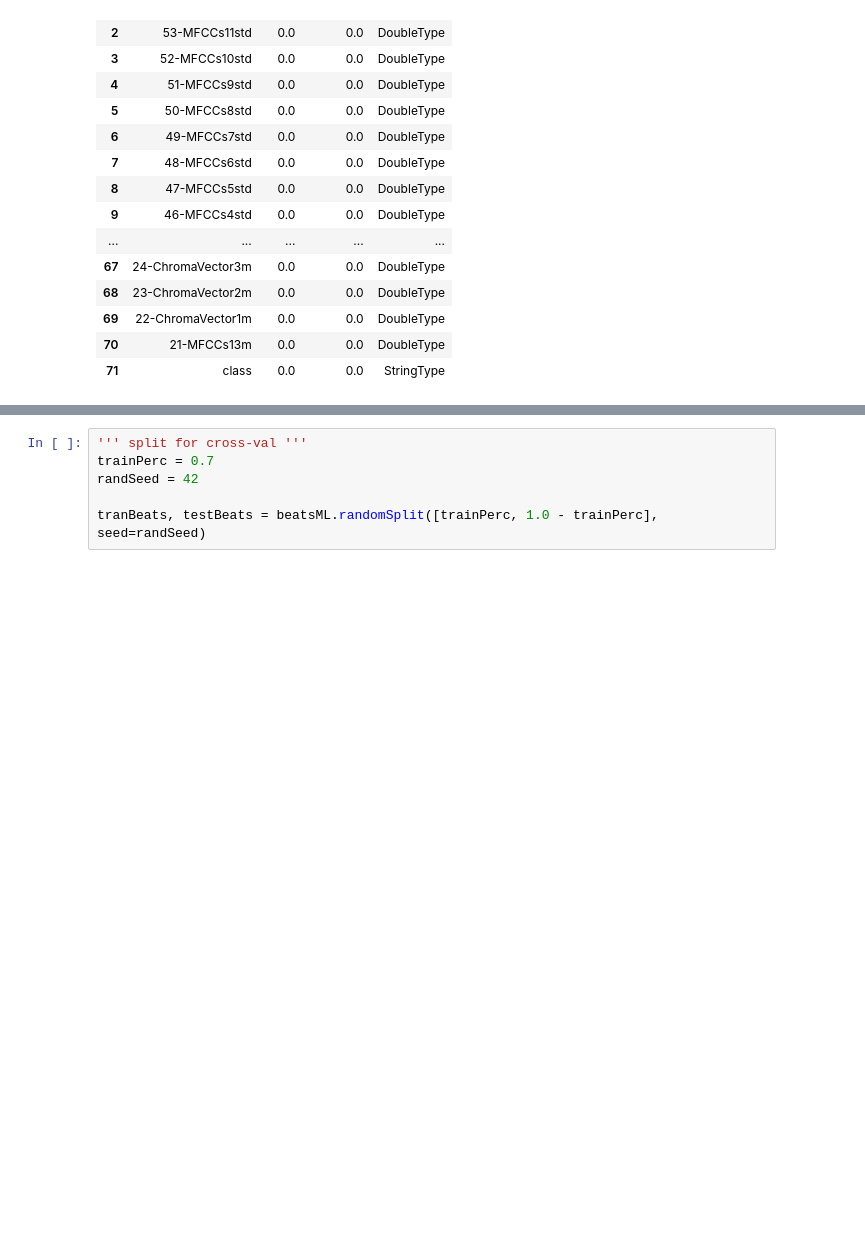
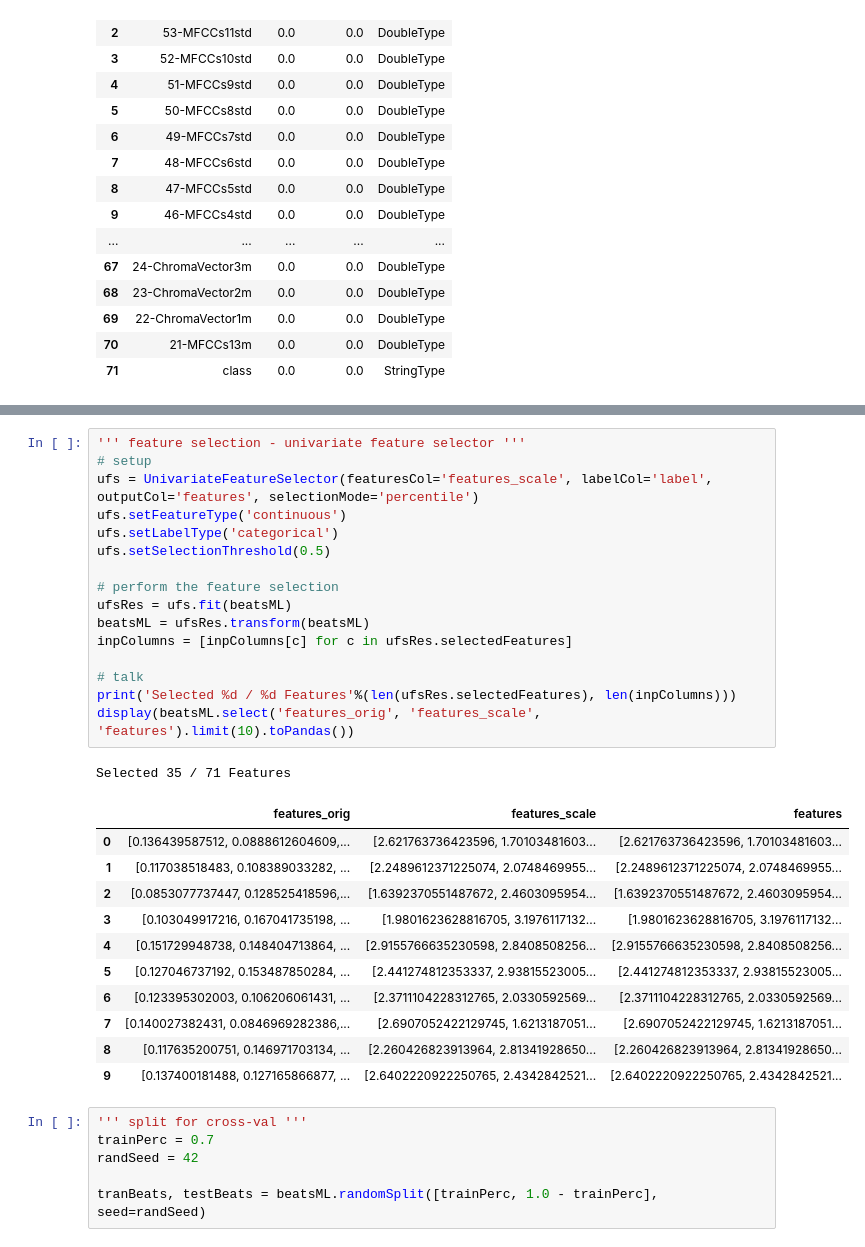
Before and after one commit to ahowe42/pyspark_explore, a Jupyter notebook: pyspark_essentials_udemy/assign/MLLIB_Classification_HW.ipynb, the cells around one changed output, grey strips where cells are left out. Saved outputs shown, nothing was run; the diff lists cells and outputs as text; blank space fills up the shorter version.

```diff
--- a/pyspark_essentials_udemy/assign/MLLIB_Classification_HW.ipynb
+++ b/pyspark_essentials_udemy/assign/MLLIB_Classification_HW.ipynb
@@ -179,3 +237,32 @@ First row features = [2.621763736423596,1.70103481603904,32.56325622817311,4.349
+# %%
+''' feature selection - univariate feature selector '''
+# setup
+ufs = UnivariateFeatureSelector(featuresCol='features_scale', labelCol='label', outputCol='features', selectionMode='percentile')
+ufs.setFeatureType('continuous')
+ufs.setLabelType('categorical')
+ufs.setSelectionThreshold(0.5)
+
+# perform the feature selection
+ufsRes = ufs.fit(beatsML)
+beatsML = ufsRes.transform(beatsML)
+inpColumns = [inpColumns[c] for c in ufsRes.selectedFeatures]
+
+# talk
+print('Selected %d / %d Features'%(len(ufsRes.selectedFeatures), len(inpColumns)))
+display(beatsML.select('features_orig', 'features_scale', 'features').limit(10).toPandas())
+# %% [output]
+Selected 35 / 71 Features
+|  | features_orig | features_scale | features |
+| 0 | [0.136439587512, 0.0888612604609,... | [2.621763736423596, 1.70103481603... | [2.621763736423596, 1.70103481603... |
+| 1 | [0.117038518483, 0.108389033282, ... | [2.2489612371225074, 2.0748469955... | [2.2489612371225074, 2.0748469955... |
+| 2 | [0.0853077737447, 0.128525418596,... | [1.6392370551487672, 2.4603095954... | [1.6392370551487672, 2.4603095954... |
+| 3 | [0.103049917216, 0.167041735198, ... | [1.9801623628816705, 3.1976117132... | [1.9801623628816705, 3.1976117132... |
+| 4 | [0.151729948738, 0.148404713864, ... | [2.9155766635230598, 2.8408508256... | [2.9155766635230598, 2.8408508256... |
+| 5 | [0.127046737192, 0.153487850284, ... | [2.441274812353337, 2.93815523005... | [2.441274812353337, 2.93815523005... |
+| 6 | [0.123395302003, 0.106206061431, ... | [2.3711104228312765, 2.0330592569... | [2.3711104228312765, 2.0330592569... |
+| 7 | [0.140027382431, 0.0846969282386,... | [2.6907052422129745, 1.6213187051... | [2.6907052422129745, 1.6213187051... |
+| 8 | [0.117635200751, 0.146971703134, ... | [2.260426823913964, 2.81341928650... | [2.260426823913964, 2.81341928650... |
+| 9 | [0.137400181488, 0.127165866877, ... | [2.6402220922250765, 2.4342842521... | [2.6402220922250765, 2.4342842521... |
 # %%
 ''' split for cross-val '''
 trainPerc = 0.7
```
Also changed, not shown: parts of 6 cells of this notebook.
